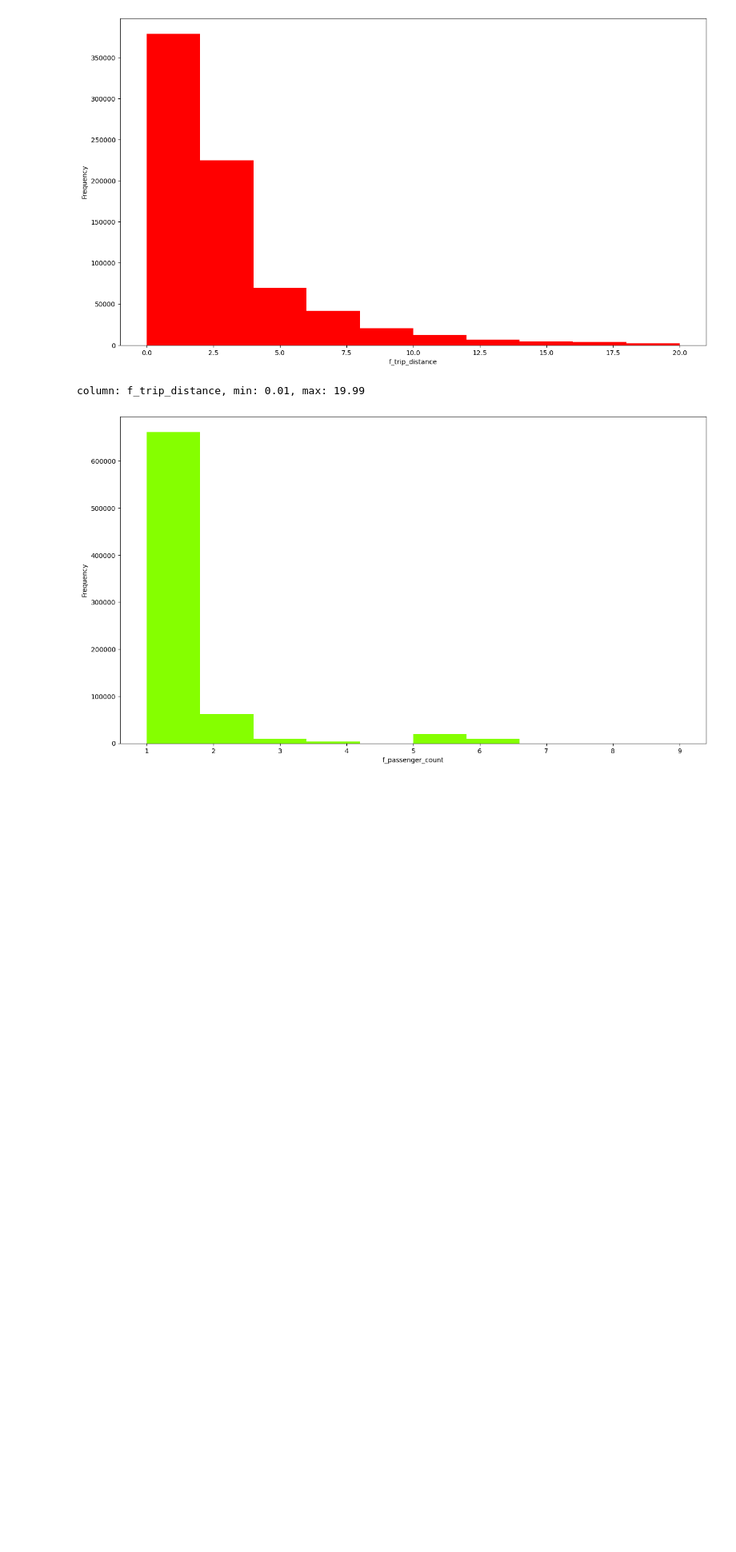
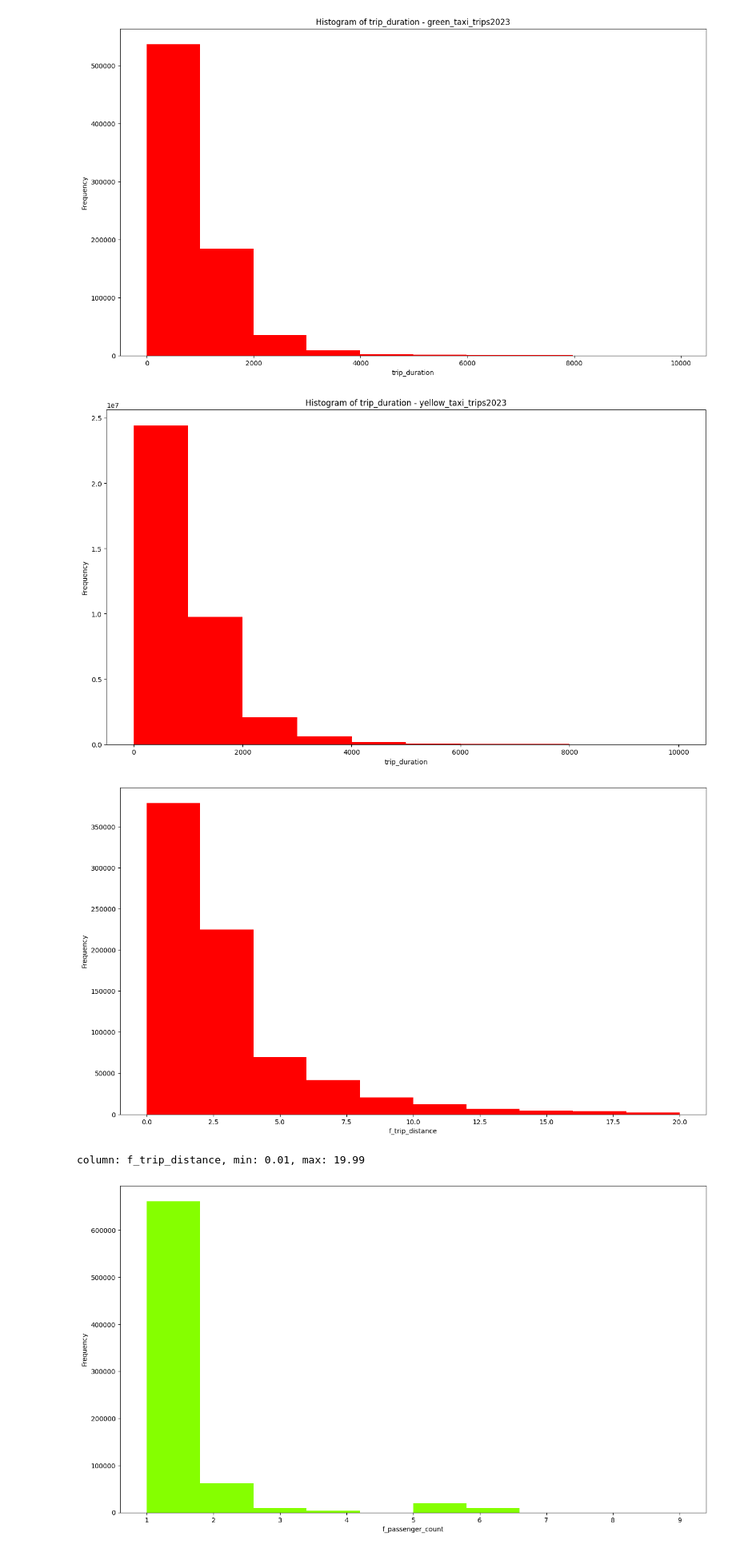
Before and after one commit to IshMakwana/DSCapstone, a Jupyter notebook: eda_charts.ipynb, the cells around one changed output. Shown at 80% size. Saved outputs shown, nothing was run; the diff lists cells and outputs as text; code cells hidden in the pictures; blank space fills up the shorter version.

```diff
--- a/eda_charts.ipynb
+++ b/eda_charts.ipynb
@@ -32,2 +86,34 @@ df = getDF(sql)
+# %%
+ctables = [
+    (GREEN, 2023), (YELLOW, 2023)
+]
+for t in ctables:
+    taxi_type, year  = t
+    DR.setTable(year, taxi_type)
+    table_name = DR.getTableName()
+    uniq_table_name = DR.getTableName('uniq_')
+    sql = text(f'''
+    SELECT pu_location_id, do_location_id, f_trip_distance, f_passenger_count, f_total_amount, f_fare_amount,
+        (unixepoch(dropoff_datetime)-unixepoch(pickup_datetime)) as trip_duration
+            FROM {uniq_table_name}
+    WHERE f_trip_distance < 20 AND f_total_amount <= 100 AND trip_duration > 0 AND trip_duration <= 10000
+''')
+
+    df = getDF(sql)
+
+    # columns = ['f_trip_distance', 'f_passenger_count', 'f_total_amount', 'trip_duration']
+    columns = ['trip_duration']
+    cmap = get_cmap(len(columns) + 1)
+
+    for i, c in enumerate(columns):
+        plt.figure(figsize=(16,9))
+        plt.hist(df[c], bins=10, range=(df[c].min(), df[c].max()), color=cmap(i))
+        plt.xlabel(c)
+        plt.ylabel('Frequency')
+        plt.title(f'Histogram of {c} - {table_name}')
+        plt.show()
+# %% [output]
+[figure, added]
+[figure, added]
 # %%
 # histograms
```
Also changed, not shown: parts of 7 cells of this notebook, 6 other files.
